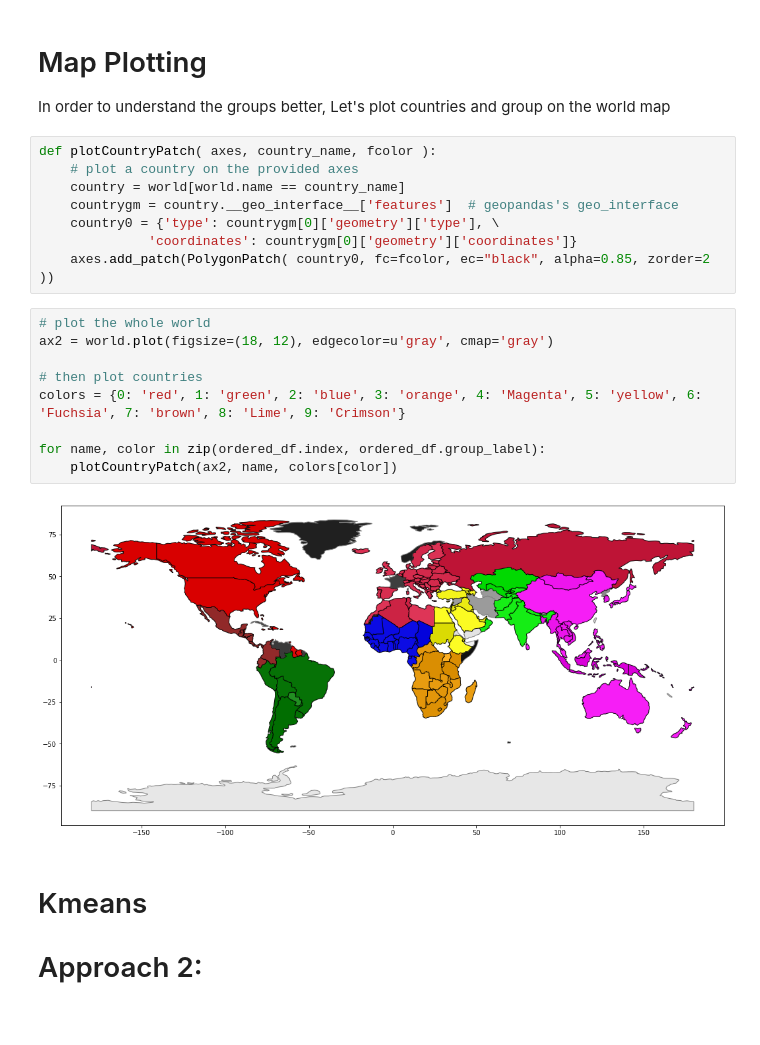
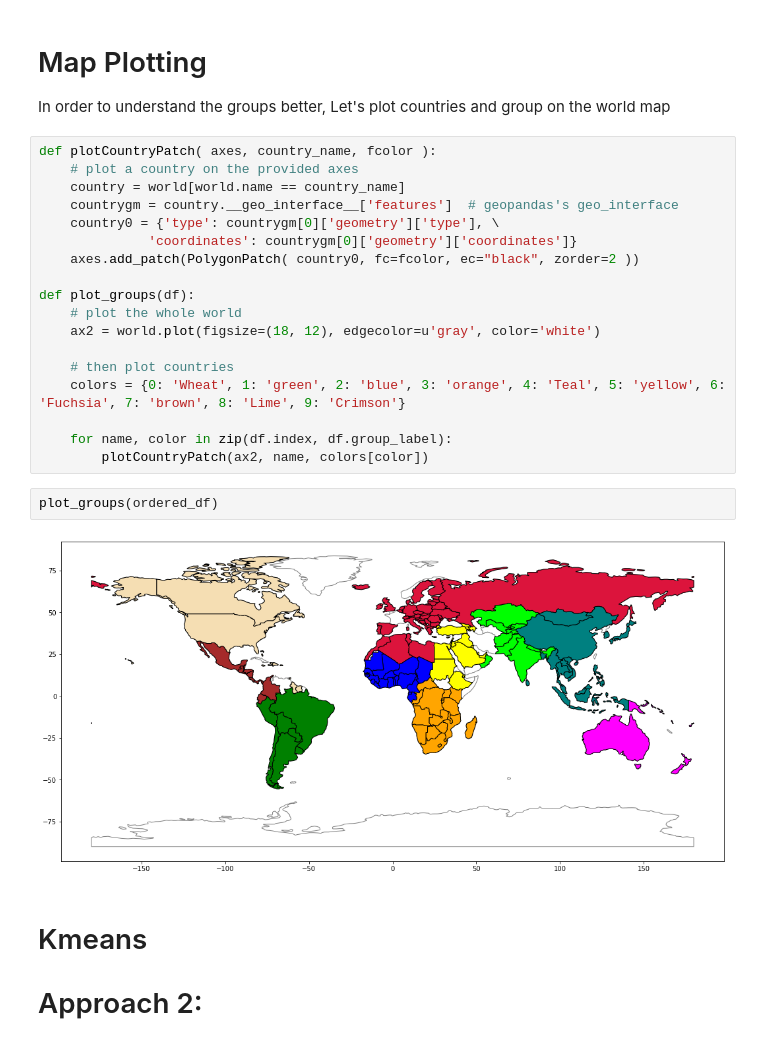
Before and after one commit to e2tovar/Geo-Economic-Clustering, a Jupyter notebook: geo_eco.ipynb, the cells around one changed output. Drawn from its saved outputs; the diff is of its cells as text.

```diff
--- a/geo_eco.ipynb
+++ b/geo_eco.ipynb
@@ -333,18 +337,21 @@ def plotCountryPatch( axes, country_name, fcolor ):
     countrygm = country.__geo_interface__['features']  # geopandas's geo_interface
     country0 = {'type': countrygm[0]['geometry']['type'], \
               'coordinates': countrygm[0]['geometry']['coordinates']}
-    axes.add_patch(PolygonPatch( country0, fc=fcolor, ec="black", alpha=0.85, zorder=2 ))
+    axes.add_patch(PolygonPatch( country0, fc=fcolor, ec="black", zorder=2 ))
+
+def plot_groups(df):
+    # plot the whole world
+    ax2 = world.plot(figsize=(18, 12), edgecolor=u'gray', color='white')
+
+    # then plot countries
+    colors = {0: 'Wheat', 1: 'green', 2: 'blue', 3: 'orange', 4: 'Teal', 5: 'yellow', 6: 'Fuchsia', 7: 'brown', 8: 'Lime', 9: 'Crimson'}
+
+    for name, color in zip(df.index, df.group_label):
+        plotCountryPatch(ax2, name, colors[color])
-# %%
-# plot the whole world
-ax2 = world.plot(figsize=(18, 12), edgecolor=u'gray', cmap='gray')
-
-# then plot countries
-colors = {0: 'red', 1: 'green', 2: 'blue', 3: 'orange', 4: 'Magenta', 5: 'yellow', 6: 'Fuchsia', 7: 'brown', 8: 'Lime', 9: 'Crimson'}
-
-for name, color in zip(ordered_df.index, ordered_df.group_label):
-    plotCountryPatch(ax2, name, colors[color])
-# %% [output]
-[figure, removed]
+# %%
+plot_groups(ordered_df)
+# %% [output]
+[figure, added]
 # %% [markdown]
 # Kmeans
 # Approach 2:
```
Also changed, not shown: parts of 11 cells of this notebook.
